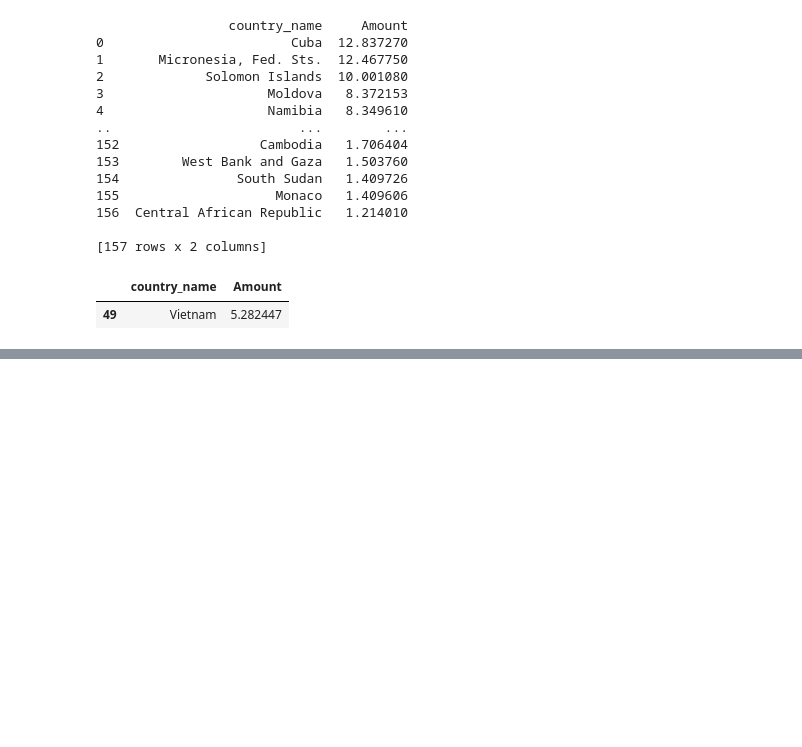
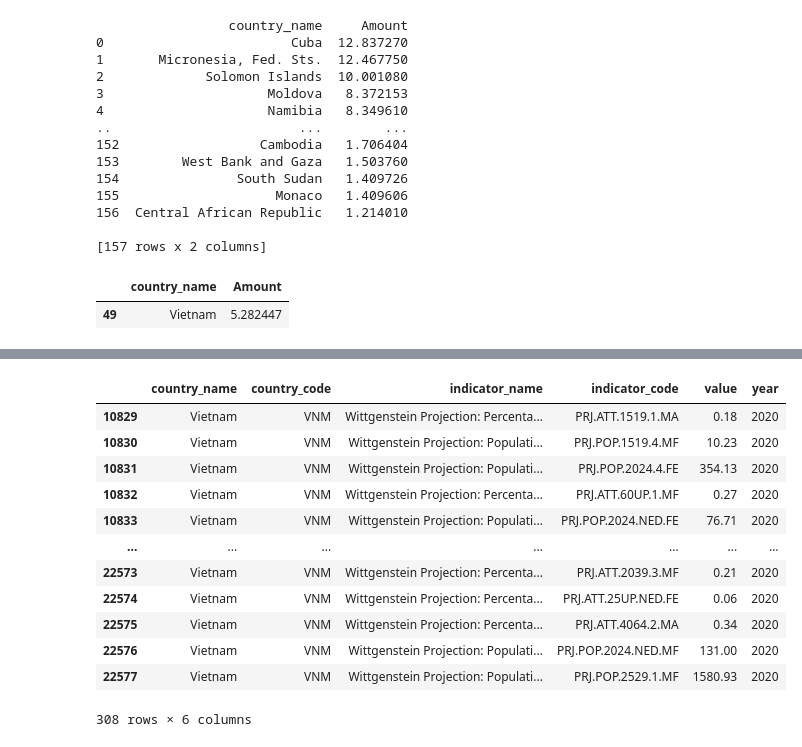
Before and after one commit to nhatduong01/SQL_on_BigQuery, a Jupyter notebook: Basis/World_Bank_International_Education.ipynb, the cells around one changed output, grey strips where cells are left out. Saved outputs shown, nothing was run; the diff lists cells and outputs as text; code cells hidden in the pictures; blank space fills up the shorter version.

```diff
--- a/Basis/World_Bank_International_Education.ipynb
+++ b/Basis/World_Bank_International_Education.ipynb
@@ -93,0 +158,17 @@ GDP_expen[GDP_expen.country_name == 'Vietnam']
+# %%
+# Some data about Vietnam
+Vietnam_info.loc[Vietnam_info.year == 2020]
+# %% [output]
+|  | country_name | country_code | indicator_name | indicator_code | value | year |
+| 10829 | Vietnam | VNM | Wittgenstein Projection: Percenta... | PRJ.ATT.1519.1.MA | 0.18 | 2020 |
+| 10830 | Vietnam | VNM | Wittgenstein Projection: Populati... | PRJ.POP.1519.4.MF | 10.23 | 2020 |
+| 10831 | Vietnam | VNM | Wittgenstein Projection: Populati... | PRJ.POP.2024.4.FE | 354.13 | 2020 |
+| 10832 | Vietnam | VNM | Wittgenstein Projection: Percenta... | PRJ.ATT.60UP.1.MF | 0.27 | 2020 |
+| 10833 | Vietnam | VNM | Wittgenstein Projection: Populati... | PRJ.POP.2024.NED.FE | 76.71 | 2020 |
+| ... | ... | ... | ... | ... | ... | ... |
+| 22573 | Vietnam | VNM | Wittgenstein Projection: Percenta... | PRJ.ATT.2039.3.MF | 0.21 | 2020 |
+| 22574 | Vietnam | VNM | Wittgenstein Projection: Percenta... | PRJ.ATT.25UP.NED.FE | 0.06 | 2020 |
+| 22575 | Vietnam | VNM | Wittgenstein Projection: Percenta... | PRJ.ATT.4064.2.MA | 0.34 | 2020 |
+| 22576 | Vietnam | VNM | Wittgenstein Projection: Populati... | PRJ.POP.2024.NED.MF | 131.00 | 2020 |
+| 22577 | Vietnam | VNM | Wittgenstein Projection: Populati... | PRJ.POP.2529.1.MF | 1580.93 | 2020 |
+308 rows × 6 columns
```
Also changed, not shown: parts of 6 cells of this notebook.
